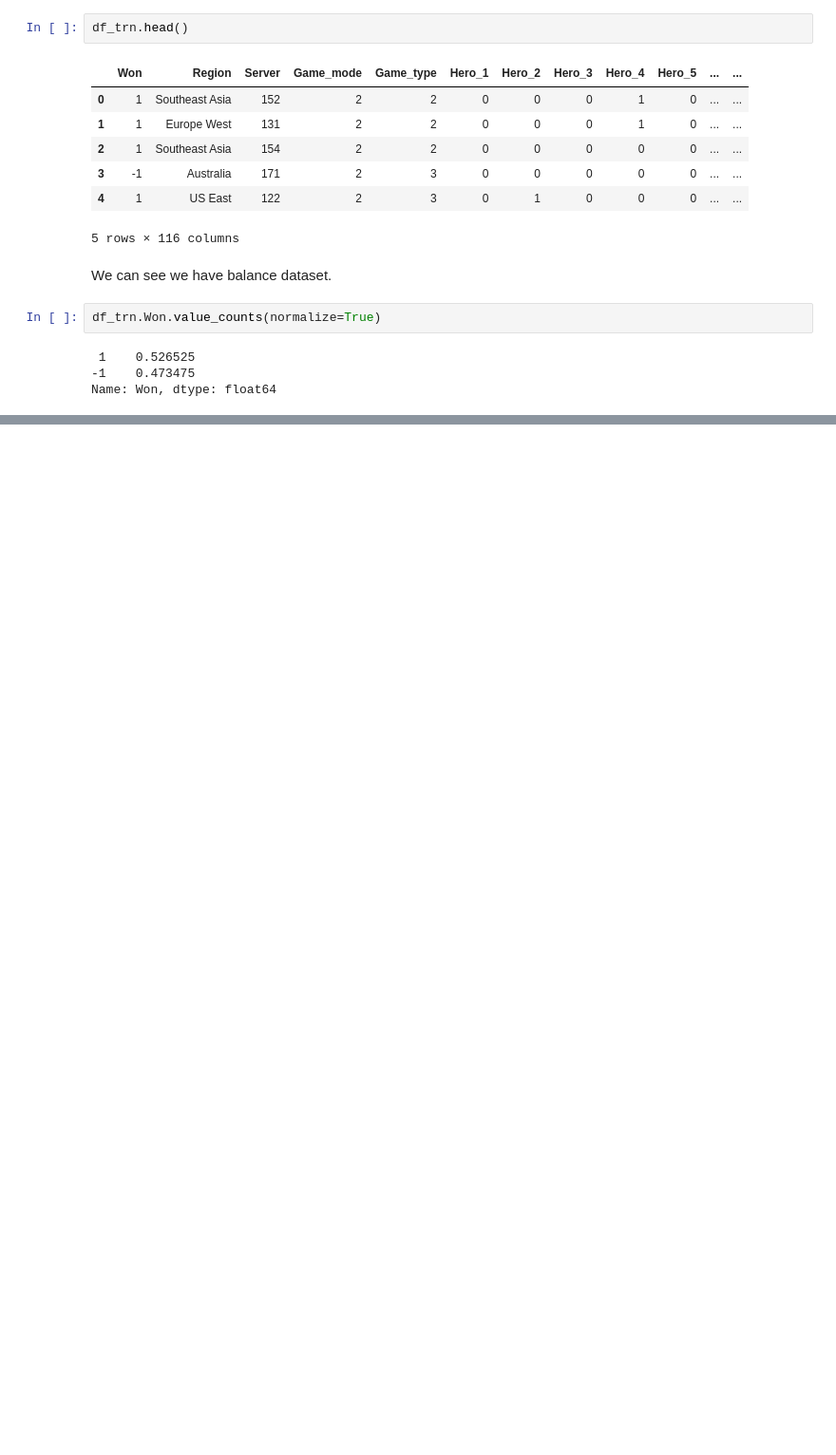
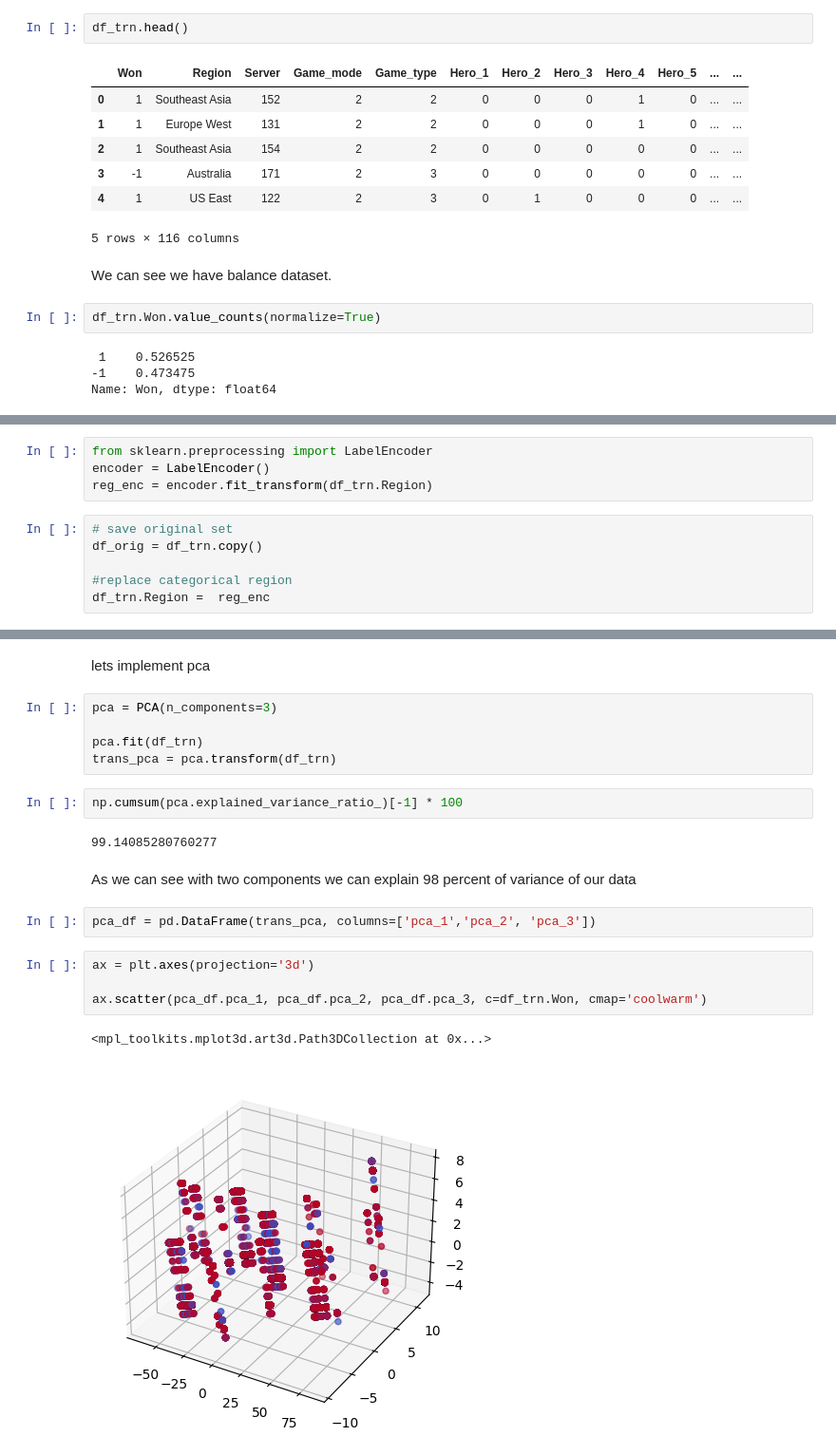
Before and after one commit to mrpintime/Dota2_TI-2016, a Jupyter notebook: Dota2Game.ipynb, the cells around one changed output, grey strips where cells are left out. Shown at 95% size. Cells and saved outputs as stored; diff of their text form; blank space fills up the shorter version.

```diff
--- a/Dota2Game.ipynb
+++ b/Dota2Game.ipynb
@@ -558,0 +588,10 @@ Name: Won, dtype: float64
+# %%
+from sklearn.preprocessing import LabelEncoder
+encoder = LabelEncoder()
+reg_enc = encoder.fit_transform(df_trn.Region)
+# %%
+# save original set
+df_orig = df_trn.copy()
+
+#replace categorical region
+df_trn.Region =  reg_enc
@@ -558,0 +608,22 @@ Name: Won, dtype: float64
+# %% [markdown]
+lets implement pca
+# %%
+pca = PCA(n_components=3)
+
+pca.fit(df_trn)
+trans_pca = pca.transform(df_trn)
+# %%
+np.cumsum(pca.explained_variance_ratio_)[-1] * 100
+# %% [output]
+99.14085280760277
+# %% [markdown]
+As we can see with two components we can explain 98 percent of variance of our data
+# %%
+pca_df = pd.DataFrame(trans_pca, columns=['pca_1','pca_2', 'pca_3'])
+# %%
+ax = plt.axes(projection='3d')
+
+ax.scatter(pca_df.pca_1, pca_df.pca_2, pca_df.pca_3, c=df_trn.Won, cmap='coolwarm')
+# %% [output]
+<mpl_toolkits.mplot3d.art3d.Path3DCollection at 0x...>
+[figure, added]
```
Also changed, not shown: parts of 29 cells of this notebook.
